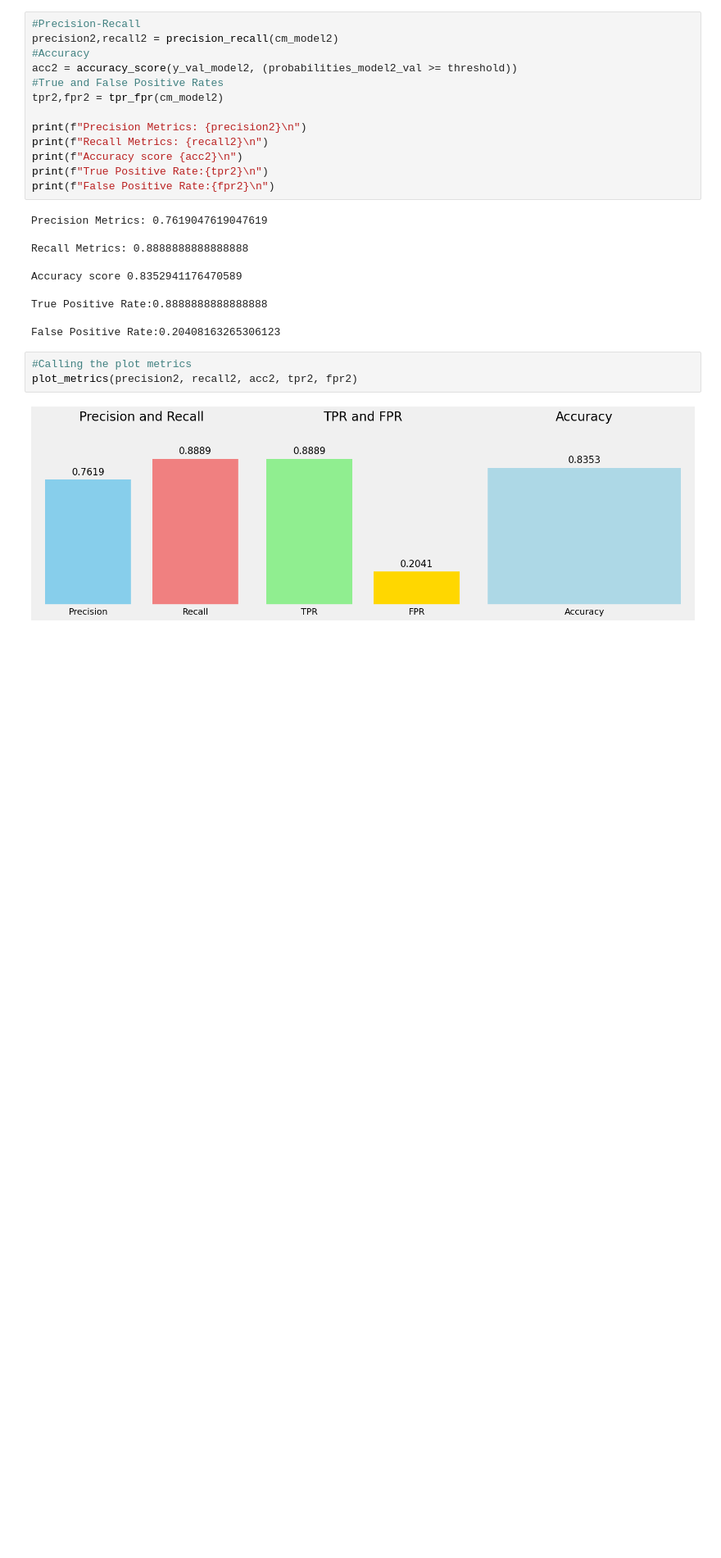
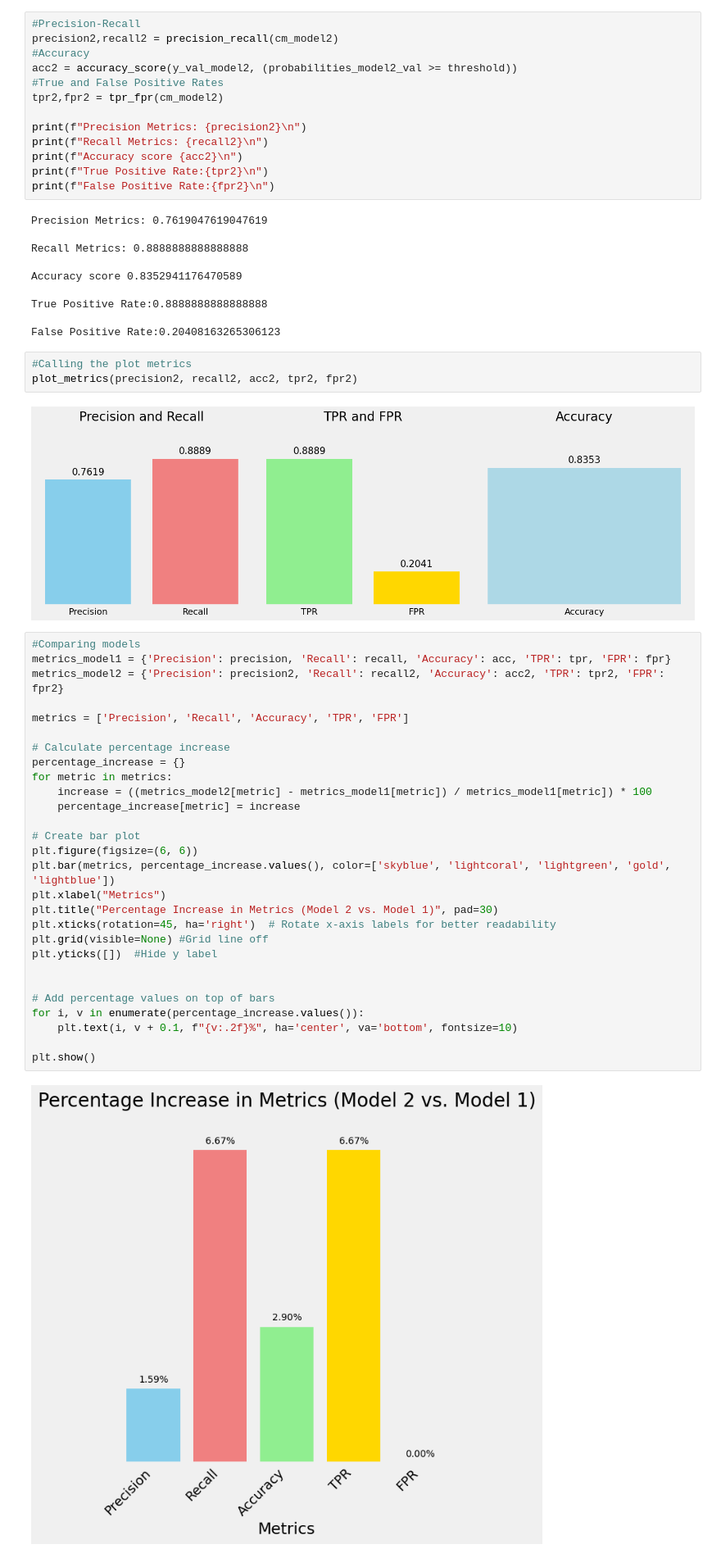
Before and after one commit to TomazFilgueira/UFRN-ML-2025-1, a Jupyter notebook: heart_disease_classification.ipynb, the cells around one changed output. Shown: that part at 82% size. Drawn from its saved outputs; the diff is of its cells as text; blank space fills up the shorter version.

Commit message:
comparing model with 0.4 threshold

```diff
--- a/heart_disease_classification.ipynb
+++ b/heart_disease_classification.ipynb
@@ -787,3 +805,33 @@ False Positive Rate:0.20408163265306123
 plot_metrics(precision2, recall2, acc2, tpr2, fpr2)
 # %% [output]
 [figure]
+# %%
+#Comparing models
+metrics_model1 = {'Precision': precision, 'Recall': recall, 'Accuracy': acc, 'TPR': tpr, 'FPR': fpr}
+metrics_model2 = {'Precision': precision2, 'Recall': recall2, 'Accuracy': acc2, 'TPR': tpr2, 'FPR': fpr2}
+
+metrics = ['Precision', 'Recall', 'Accuracy', 'TPR', 'FPR']
+
+# Calculate percentage increase
+percentage_increase = {}
+for metric in metrics:
+    increase = ((metrics_model2[metric] - metrics_model1[metric]) / metrics_model1[metric]) * 100
+    percentage_increase[metric] = increase
+
+# Create bar plot
+plt.figure(figsize=(6, 6))
+plt.bar(metrics, percentage_increase.values(), color=['skyblue', 'lightcoral', 'lightgreen', 'gold', 'lightblue'])
+plt.xlabel("Metrics")
+plt.title("Percentage Increase in Metrics (Model 2 vs. Model 1)", pad=30)
+plt.xticks(rotation=45, ha='right')  # Rotate x-axis labels for better readability
+plt.grid(visible=None) #Grid line off
+plt.yticks([])  #Hide y label
+
+
+# Add percentage values on top of bars
+for i, v in enumerate(percentage_increase.values()):
+    plt.text(i, v + 0.1, f"{v:.2f}%", ha='center', va='bottom', fontsize=10)
+
+plt.show()
+# %% [output]
+[figure, added]
```
Also changed, not shown: parts of 15 cells of this notebook.
